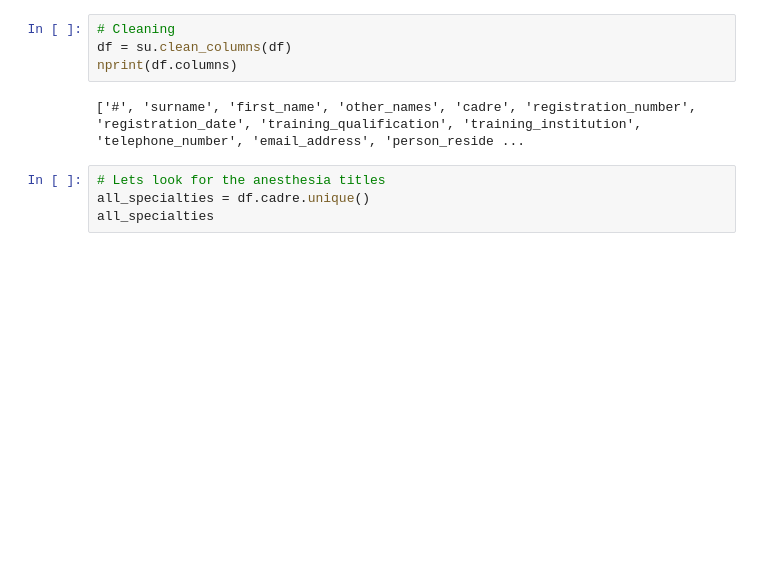
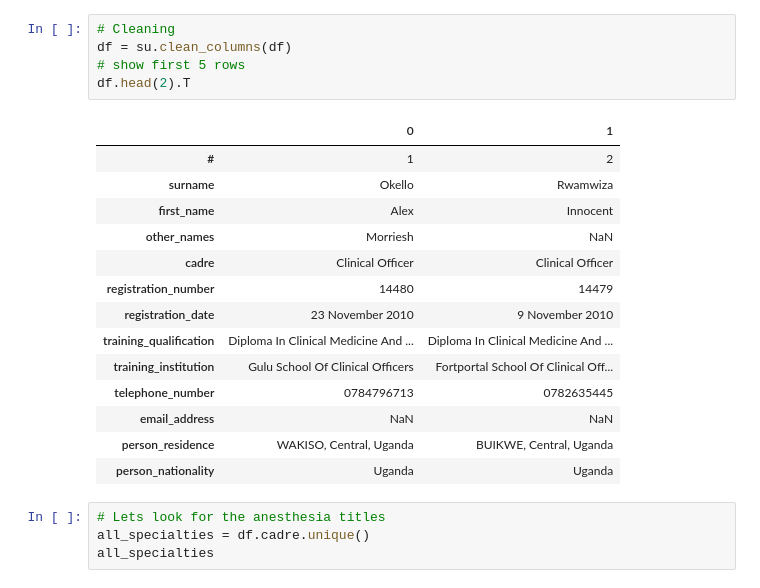
Before and after one commit to alexgoodell/uganda-model, a Jupyter notebook: notebooks/Non-physician anesthesthetist.ipynb, the cells around one changed output. Drawn from its saved outputs; the diff is of its cells as text; blank space fills up the shorter version.

```diff
--- a/notebooks/Non-physician anesthesthetist.ipynb
+++ b/notebooks/Non-physician anesthesthetist.ipynb
@@ -30,9 +30,23 @@ df.head(5)
 # %%
 # Cleaning
 df = su.clean_columns(df)
-nprint(df.columns)
+# show first 5 rows
+df.head(2).T
 # %% [output]
-['#', 'surname', 'first_name', 'other_names', 'cadre', 'registration_number', 'registration_date', 'training_qualification', 'training_institution', 'telephone_number', 'email_address', 'person_reside ...
+|  | 0 | 1 |
+| # | 1 | 2 |
+| surname | Okello | Rwamwiza |
+| first_name | Alex | Innocent |
+| other_names | Morriesh | NaN |
+| cadre | Clinical Officer | Clinical Officer |
+| registration_number | 14480 | 14479 |
+| registration_date | 23 November 2010 | 9 November 2010 |
+| training_qualification | Diploma In Clinical Medicine And ... | Diploma In Clinical Medicine And ... |
+| training_institution | Gulu School Of Clinical Officers | Fortportal School Of Clinical Off... |
+| telephone_number | 0784796713 | 0782635445 |
+| email_address | NaN | NaN |
+| person_residence | WAKISO, Central, Uganda | BUIKWE, Central, Uganda |
+| person_nationality | Uganda | Uganda |
 # %%
 # Lets look for the anesthesia titles
 all_specialties = df.cadre.unique()
```
Also changed, not shown: parts of 13 cells of this notebook, 1 other file.
